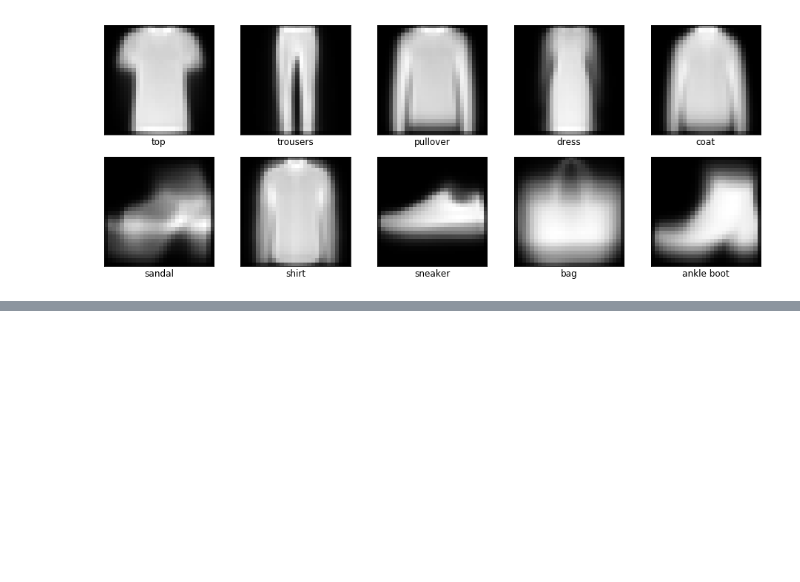
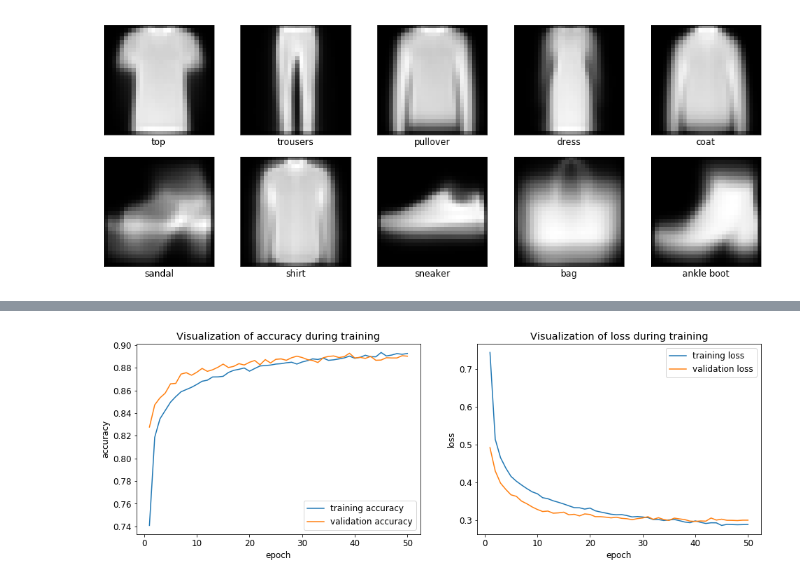
Before and after one commit to czyzi0/ml-notebooks, a Jupyter notebook: notebooks/fashion-mnist-classification.ipynb, the cells around one changed output, grey strips where cells are left out. Drawn from its saved outputs; the diff is of its cells as text; code cells hidden in the pictures; blank space fills up the shorter version.

Commit message:
Add basic training history

```diff
--- a/notebooks/fashion-mnist-classification.ipynb
+++ b/notebooks/fashion-mnist-classification.ipynb
@@ -112,7 +112,8 @@ class Classifier(torch.nn.Module):
 
     def fit(self, train_loader, val_loader, epochs):
         self.to(self.device)
-        for i in range(epochs):
+        history = {'epoch': [], 'loss': [], 'acc': [], 'val_loss': [], 'val_acc': []}
+        for i in range(1, epochs+1):
             self.train()
             start_time = time.time()
             loss, acc = 0, 0
@@ -128,10 +129,17 @@ class Classifier(torch.nn.Module):
             loss /= len(train_loader.dataset)
             acc /= len(train_loader.dataset)
             val_loss, val_acc = self.evaluate(val_loader)
+            history['epoch'].append(i)
+            history['loss'].append(loss)
+            history['acc'].append(acc)
+            history['val_loss'].append(val_loss)
+            history['val_acc'].append(val_acc)
             duration = time.time() - start_time
             print(
-                f'[{i + 1:2}/50] {duration:4.1f}s - loss: {loss:.4f} - acc: {acc:.4f}'
+                f'[{i:2}/50] {duration:4.1f}s'
+                f' - loss: {loss:.4f} - acc: {acc:.4f}'
                 f' - val_loss: {val_loss:.4f} - val_acc: {val_acc:.4f}')
+        return history
 
     def evaluate(self, data_loader):
         self.to(self.device)
@@ -145,6 +153,19 @@ class Classifier(torch.nn.Module):
         loss /= len(data_loader.dataset)
         acc /= len(data_loader.dataset)
         return loss, acc
+# %%
+def plot_history(history):
+    plt.figure(figsize=(16, 5))
+
+    for i, (name, key) in enumerate([('accuracy', 'acc'), ('loss', 'loss')]):
+        plt.subplot(1, 2, i + 1)
+        plt.plot(history['epoch'], history[key], label=f'training {name}')
+        plt.plot(history['epoch'], history[f'val_{key}'], label=f'validation {name}')
+        plt.title(f'Visualization of {name} during training')
+        plt.legend()
+        plt.xlabel('epoch')
+        plt.ylabel(name)
+    plt.show()
 # %%
 class Model(Classifier):
 
@@ -170,5 +191,5 @@ class Model(Classifier):
 # %%
 model = Model()
 # %%
-model.fit(train_loader, val_loader, epochs=50)
+history = model.fit(train_loader, val_loader, epochs=50)
 # %% [output]
@@ -192,3 +213,7 @@ model.fit(train_loader, val_loader, epochs=50)
+# %%
+plot_history(history)
+# %% [output]
+[figure, added]
 # %%
 print(f'Train set accuracy:      {model.evaluate(train_loader)[1]:.4f}')
 print(f'Validation set accuracy: {model.evaluate(val_loader)[1]:.4f}')
```
Also changed, not shown: parts of 6 cells of this notebook.
